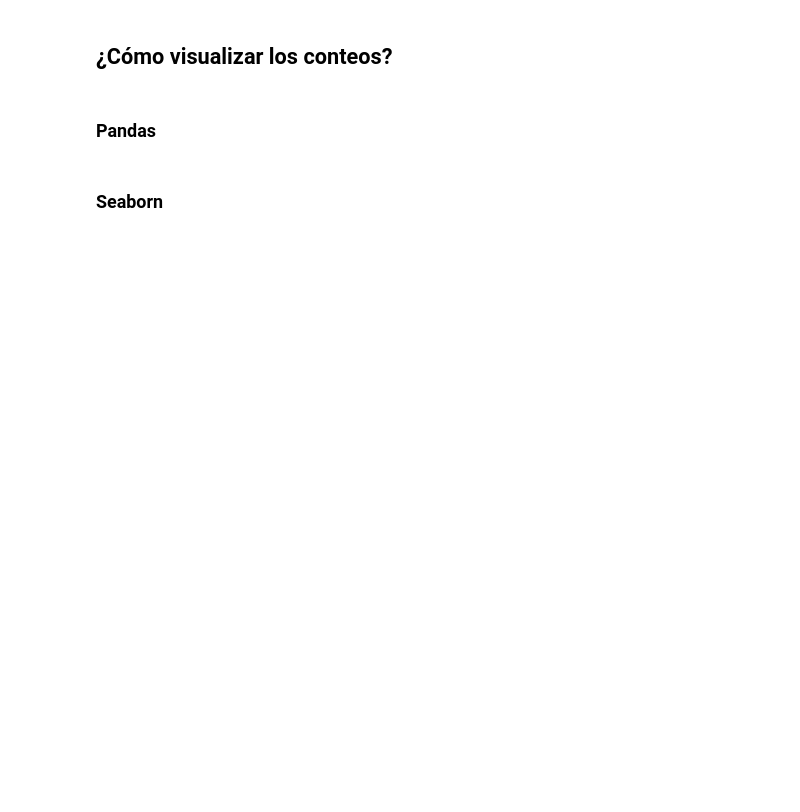
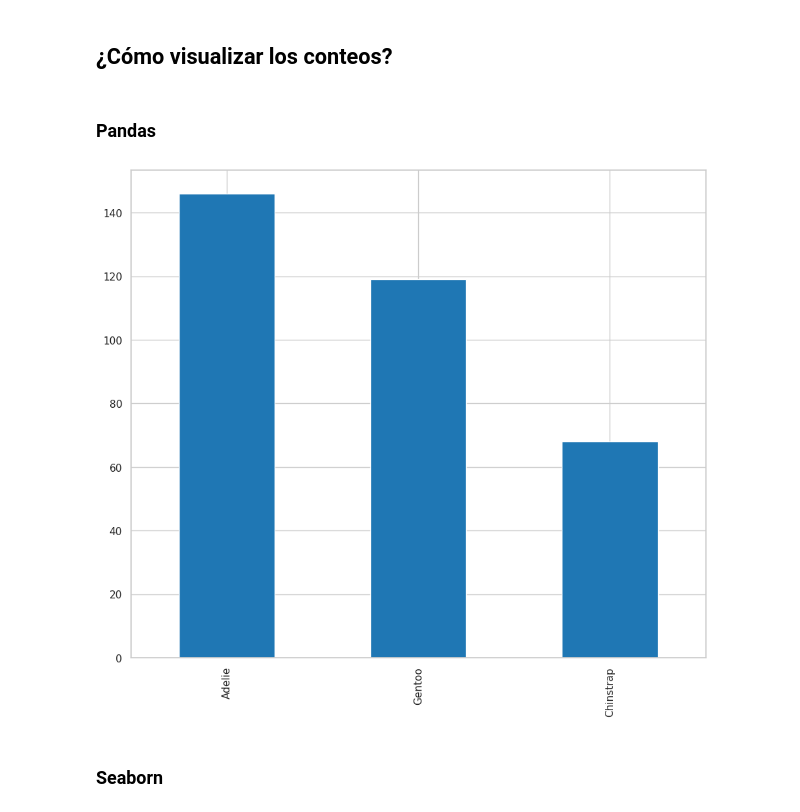
Before and after one commit to dionicio-alberto/Analisis-Explotarorio-De-Datos, a Jupyter notebook: curso.ipynb, the cells around one changed output. Saved outputs shown, nothing was run; the diff lists cells and outputs as text; code cells hidden in the pictures; blank space fills up the shorter version.

```diff
--- a/curso.ipynb
+++ b/curso.ipynb
@@ -253,5 +320,17 @@ process_penguin
 ## ¿Cómo visualizar los conteos?
 # %% [markdown]
 ### Pandas
+# %%
+(
+    process_penguin
+    .species
+    .value_counts()
+    .plot(
+        kind='bar'
+    )
+)
+plt.show()
+# %% [output]
+[figure, added]
 # %% [markdown]
 ### Seaborn
```
Also changed, not shown: parts of 16 cells of this notebook.
